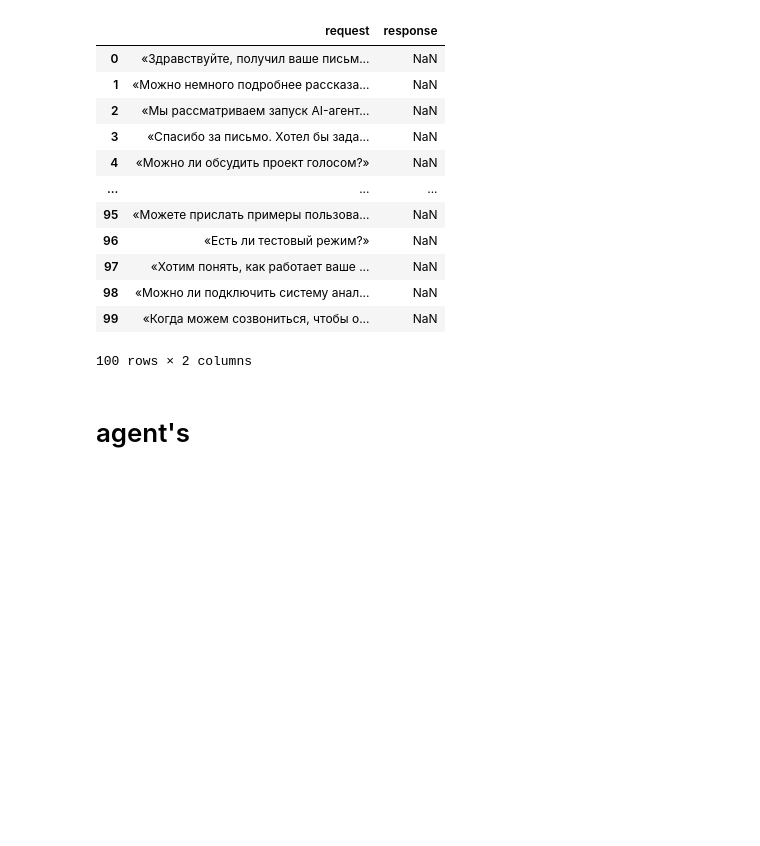
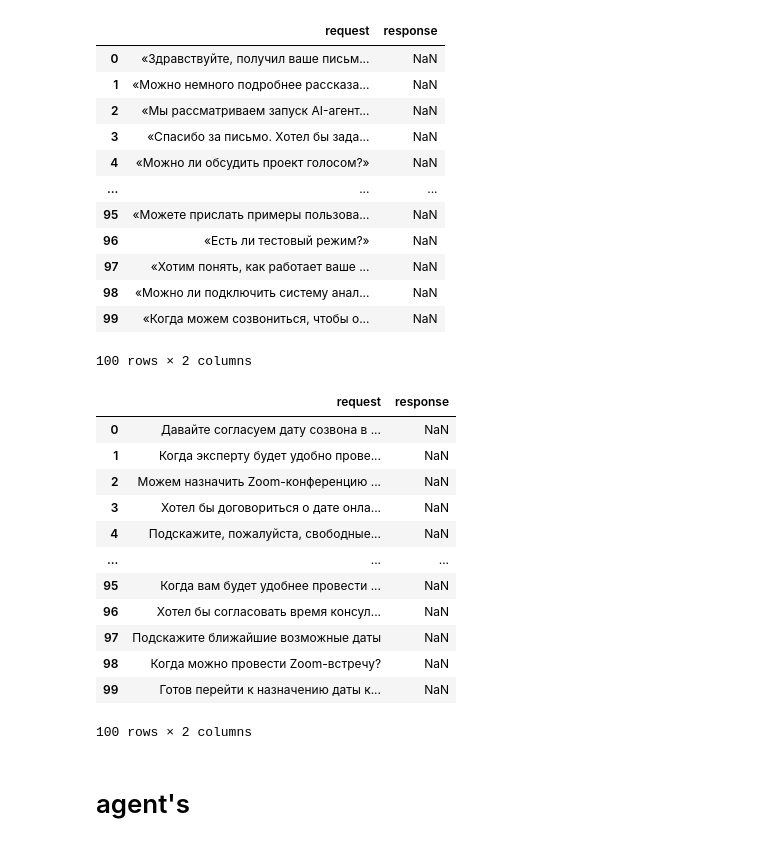
Before and after one commit to Rodion-AI/p_shuhua, a Jupyter notebook: src/p_shuhua/notebook/shuhua.ipynb, the cells around one changed output. Drawn from its saved outputs; the diff is of its cells as text; code cells hidden in the pictures; blank space fills up the shorter version.

Commit message:
test zoom 82%

```diff
--- a/src/p_shuhua/notebook/shuhua.ipynb
+++ b/src/p_shuhua/notebook/shuhua.ipynb
@@ -32,8 +32,22 @@ df_test
 | 99 | «Когда можем созвониться, чтобы о... | NaN |
 100 rows × 2 columns
 # %%
-# df_test2 = pd.read_excel('for_test_zoom.xlsx')
-# df_test2
+df_test2 = pd.read_excel('for_test_zoom.xlsx')
+df_test2
+# %% [output]
+|  | request | response |
+| 0 | Давайте согласуем дату созвона в ... | NaN |
+| 1 | Когда эксперту будет удобно прове... | NaN |
+| 2 | Можем назначить Zoom-конференцию ... | NaN |
+| 3 | Хотел бы договориться о дате онла... | NaN |
+| 4 | Подскажите, пожалуйста, свободные... | NaN |
+| ... | ... | ... |
+| 95 | Когда вам будет удобнее провести ... | NaN |
+| 96 | Хотел бы согласовать время консул... | NaN |
+| 97 | Подскажите ближайшие возможные даты | NaN |
+| 98 | Когда можно провести Zoom-встречу? | NaN |
+| 99 | Готов перейти к назначению даты к... | NaN |
+100 rows × 2 columns
 # %%
 # df_test3 = pd.read_excel('for_test_goodbye.xlsx')
 # df_test3
```
Also changed, not shown: parts of 8 cells of this notebook, 3 other files.
